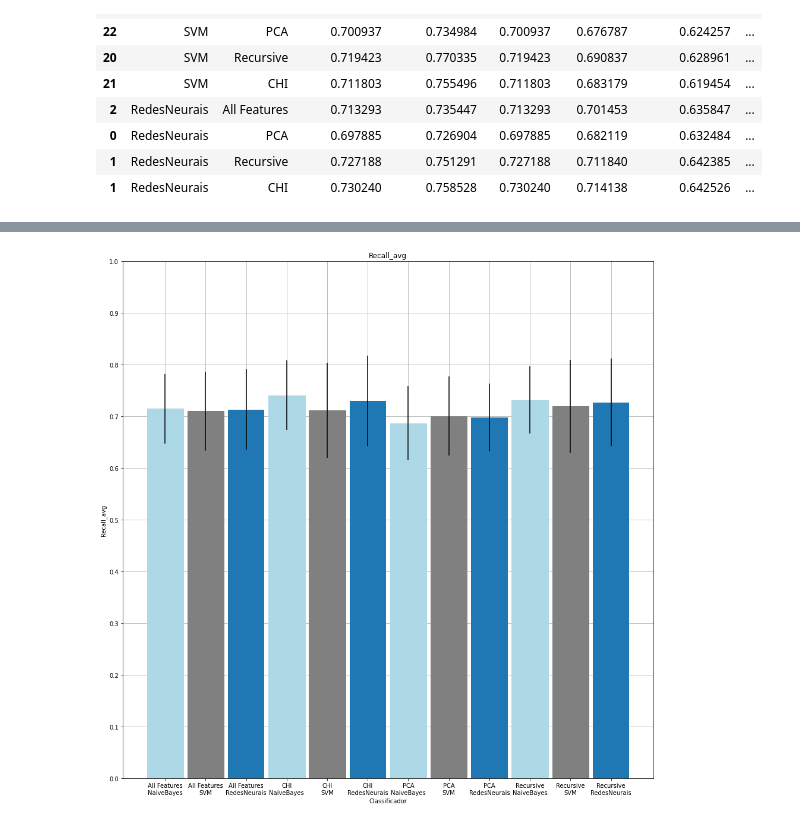
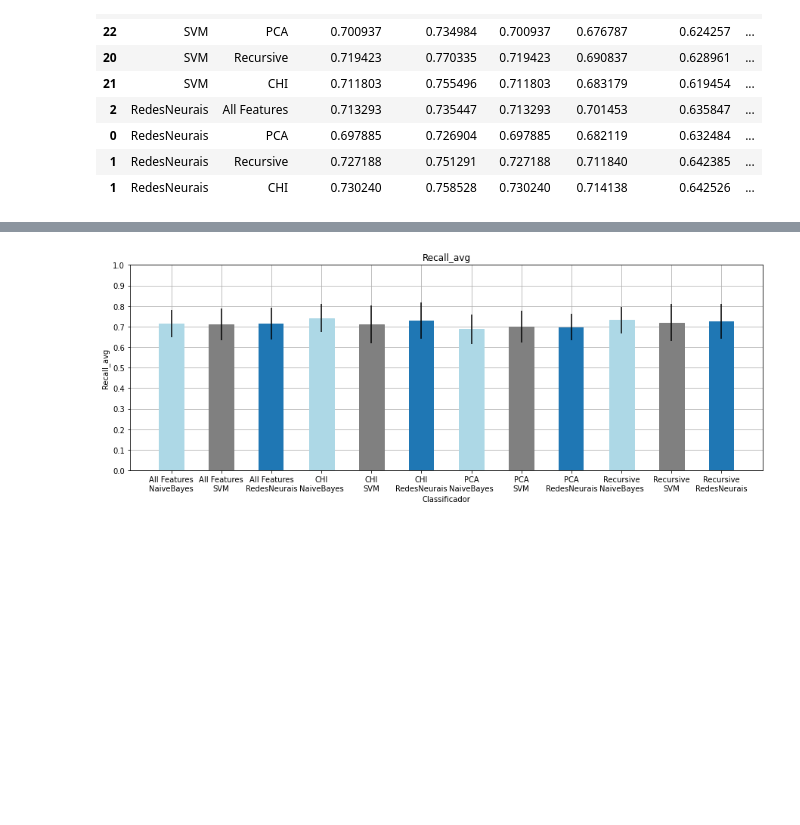
Before and after one commit to carlaprv/sin5007-reconhecimento-de-padroes, a Jupyter notebook: k_fold_cross_validation_+_Naive_Bayes+SVM+Redes_Neurais_v01.ipynb, the cells around one changed output, grey strips where cells are left out. Saved outputs shown, nothing was run; the diff lists cells and outputs as text; code cells hidden in the pictures; blank space fills up the shorter version.

```diff
--- a/k_fold_cross_validation_+_Naive_Bayes+SVM+Redes_Neurais_v01.ipynb
+++ b/k_fold_cross_validation_+_Naive_Bayes+SVM+Redes_Neurais_v01.ipynb
@@ -944,7 +944,7 @@ means = df['accuracy_avg'].array
 ic = [conf[0]-means , means-conf[1]]
 
 
-g = plt.bar(df['Parametros'].array, df['accuracy_avg'].array, yerr=ic,width=0.8,zorder=2,align='center')
+g = plt.bar(df['Parametros'].array, df['accuracy_avg'].array, yerr=ic,width=0.5,zorder=2,align='center')
 plt.grid()
 
 g[0].set_color('lightblue')
@@ -960,6 +960,6 @@ plt.title("Accuracy_avg")
 plt.ylabel('Accuracy_avg')
 plt.xlabel('Classificador')
 plt.yticks(np.arange(0, 1.1, .1))
-plt.rcParams["figure.figsize"] = (16,16)
+plt.rcParams["figure.figsize"] = (15,5)
 plt.show()
 # %% [output]
@@ -969,7 +969,7 @@ df['Parametros'] = df[['dataSet','Classifier']].fillna('').apply(lambda x: '\n'.
 conf = [df['precision_ic_sup'].array , df['precision_ic_inf'].array]
 means = df['precision_avg'].array
 ic = [conf[0]-means , means-conf[1]]
-g = plt.bar(df['Parametros'].array, df['precision_avg'].array, yerr=ic,width=0.9,zorder=2)
+g = plt.bar(df['Parametros'].array, df['precision_avg'].array, yerr=ic,width=0.5,zorder=2)
 plt.grid()
 
 g[0].set_color('lightblue')
@@ -985,6 +985,6 @@ plt.title("Precision_avg")
 plt.ylabel('Precision_avg')
 plt.xlabel('Classificador')
 plt.yticks(np.arange(0, 1.1, .1))
-plt.rcParams["figure.figsize"] = (16,16)
+plt.rcParams["figure.figsize"] = (15,5)
 plt.show()
 # %% [output]
@@ -992,25 +992,25 @@ plt.show()
 # %%
 df['Parametros'] = df[['dataSet','Classifier']].fillna('').apply(lambda x: '\n'.join((x).astype(str)), axis=1)
 conf = [df['recall_ic_sup'].array , df['recall_ic_inf'].array]
 means = df['recall_avg'].array
 ic = [conf[0]-means , means-conf[1]]
-g = plt.bar(df['Parametros'].array, df['recall_avg'].array, yerr=ic,width=0.9,zorder=2)
+g = plt.bar(df['Parametros'].array, df['recall_avg'].array, yerr=ic,width=0.5,zorder=2)
 plt.grid()
 
 g[0].set_color('lightblue')
 g[3].set_color('lightblue')
 g[6].set_color('lightblue')
 g[9].set_color('lightblue')
 g[1].set_color('grey')
 g[4].set_color('grey')
 g[7].set_color('grey')
 g[10].set_color('grey')
 
 plt.title("Recall_avg")
 plt.ylabel('Recall_avg')
 plt.xlabel('Classificador')
 plt.yticks(np.arange(0, 1.1, .1))
-plt.rcParams["figure.figsize"] = (16,16)
+plt.rcParams["figure.figsize"] = (15,5)
 plt.show()
 # %% [output]
-[figure, old version]
+[figure, new version]
```
Also changed, not shown: parts of 2 cells of this notebook.
